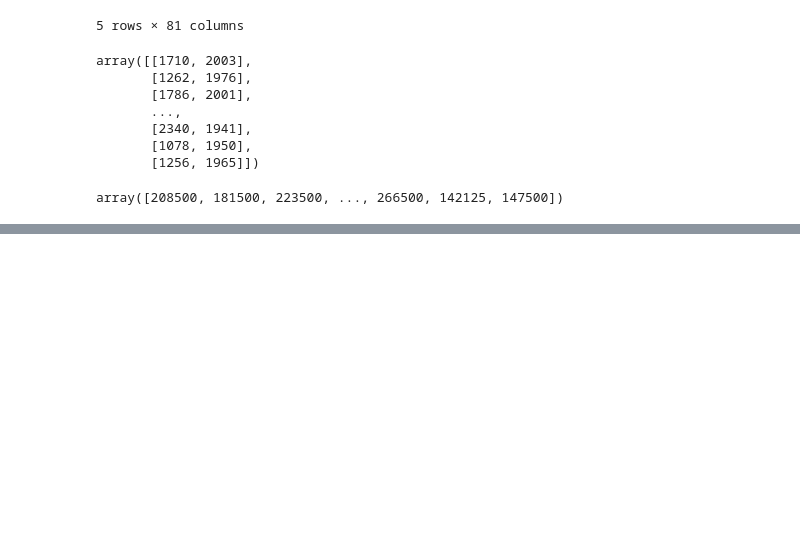
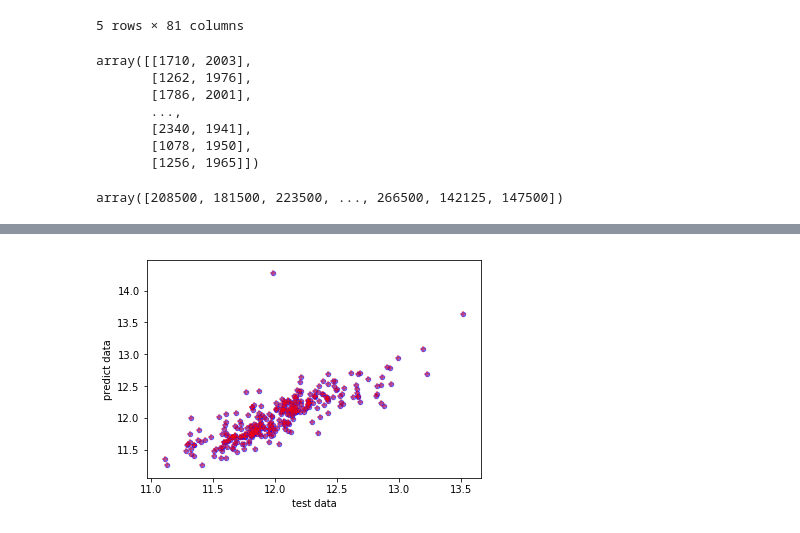
Before and after one commit to masterplan1216/diveintocode-ml, a Jupyter notebook: sprint/Linear_regression.ipynb, the cells around one changed output, grey strips where cells are left out. Cells and saved outputs as stored; diff of their text form; code cells hidden in the pictures; blank space fills up the shorter version.

```diff
--- a/sprint/Linear_regression.ipynb
+++ b/sprint/Linear_regression.ipynb
@@ -745,0 +436,10 @@ array([[1530, 2005],
+# %%
+#重ねてみる
+
+plt.xlabel("test data")
+plt.ylabel("predict data")
+plt.scatter(y_test_scaled, model.predict(X_test_scaled), alpha=0.5, c="b", s=20)
+plt.scatter(y_test_scaled, lr.predict(X_test_scaled), alpha=0.5, c="r", marker="+")
+plt.show()
+# %% [output]
+[figure, added]
```
Also changed, not shown: parts of 31 cells of this notebook.
